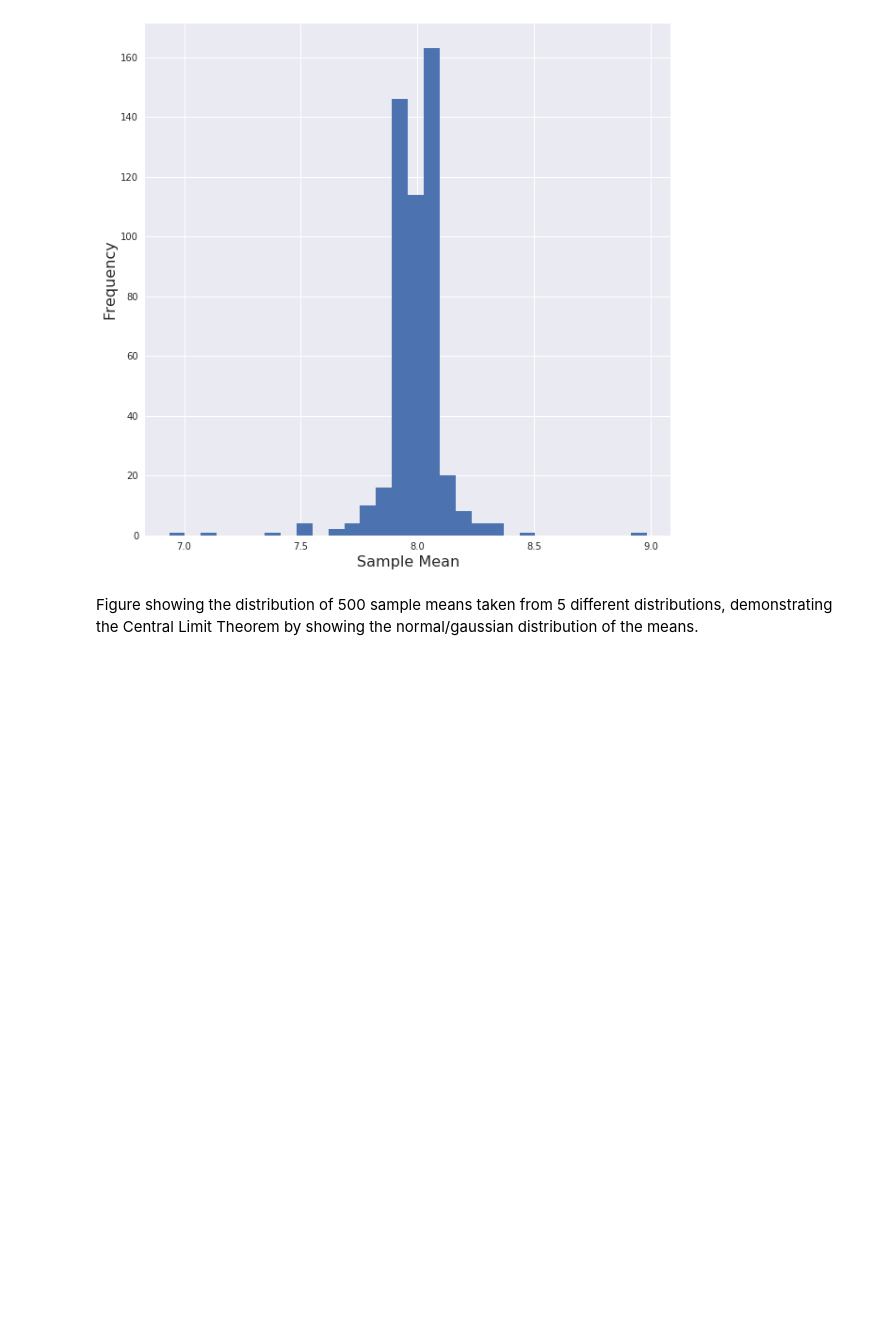
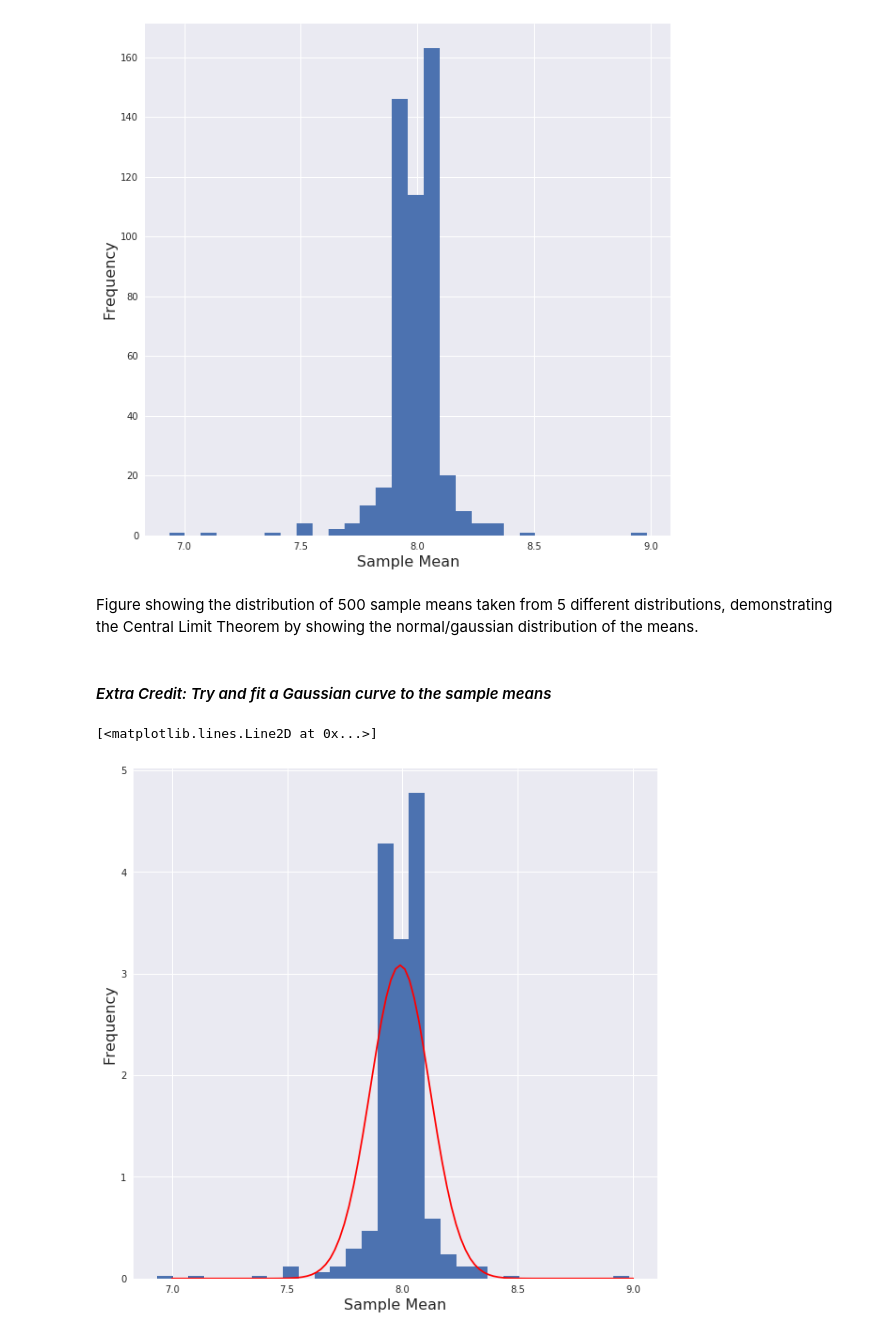
Before and after one commit to tharma3/PUI2018_mrn291, a Jupyter notebook: HW4_mrn291/Assignment_1.ipynb, the cells around one changed output. Drawn from its saved outputs; the diff is of its cells as text; code cells hidden in the pictures; blank space fills up the shorter version.

Commit message:
Finishing Extra Credit

```diff
--- a/HW4_mrn291/Assignment_1.ipynb
+++ b/HW4_mrn291/Assignment_1.ipynb
@@ -156,3 +157,21 @@ pl.ylabel('Frequency', fontsize = 16)
 [figure]
 # %% [markdown]
 Figure showing the distribution of 500 sample means taken from 5 different distributions, demonstrating the Central Limit Theorem by showing the normal/gaussian distribution of the means.
+# %% [markdown]
+#### *Extra Credit: Try and fit a Gaussian curve to the sample means*
+# %%
+# fit a normal curve to the means
+fit_mu, fit_sigma = stats.norm.fit(all_means)
+# %%
+x = linspace(7,9,100)
+# %%
+pdf_fitted = stats.norm.pdf(x,loc=fit_mu, scale=fit_sigma)
+# %%
+pl.figure(figsize=(10,10))
+pl.hist(all_means, bins=30, normed=True)
+pl.xlabel('Sample Mean', fontsize = 16)
+pl.ylabel('Frequency', fontsize = 16)
+plot(x, pdf_fitted, 'r-')
+# %% [output]
+[<matplotlib.lines.Line2D at 0x...>]
+[figure, added]
```
Also changed, not shown: parts of 1 cell of this notebook.
